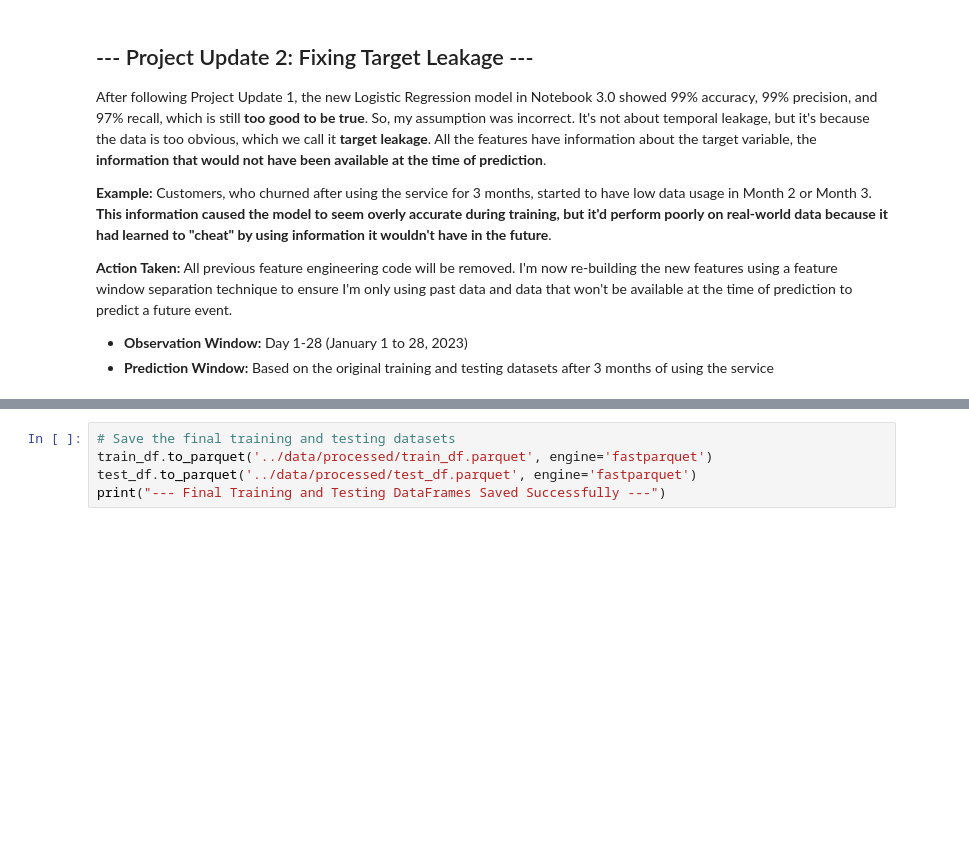
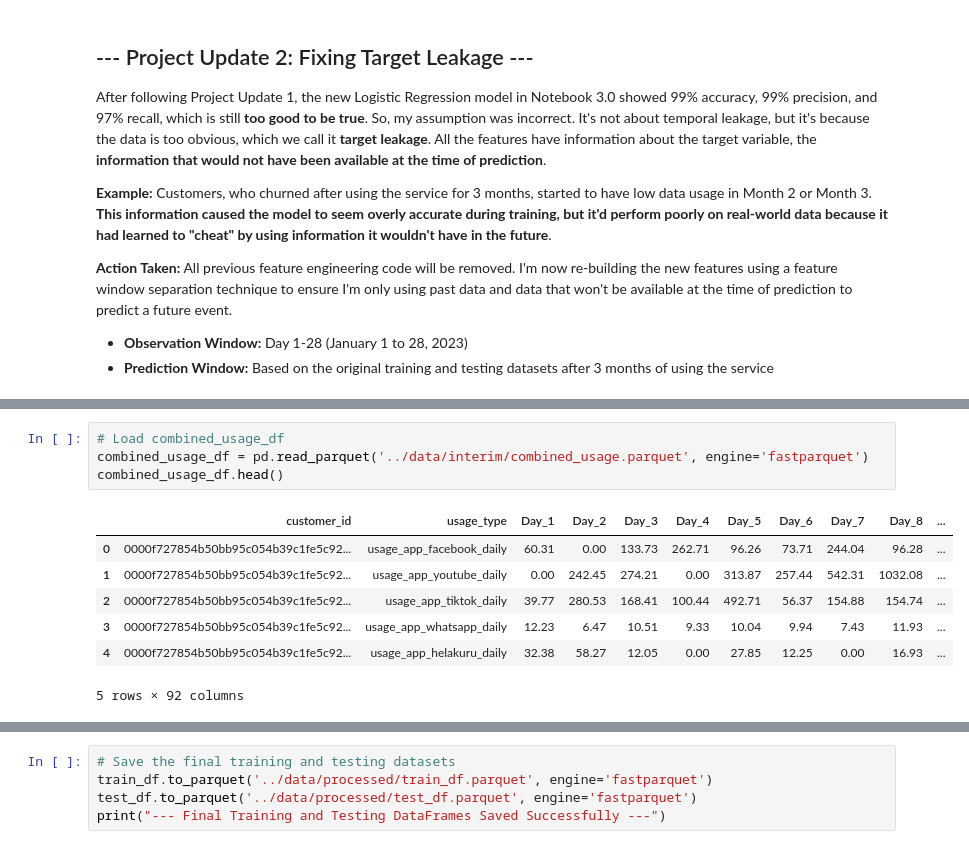
Before and after one commit to tejakusumah-y2008hub/telco-customer-churn-prediction, a Jupyter notebook: notebooks/1.0-yusuftejakusumah-data-preparation.ipynb, the cells around one changed output, grey strips where cells are left out. Drawn from its saved outputs; the diff is of its cells as text; blank space fills up the shorter version.

```diff
--- a/notebooks/1.0-yusuftejakusumah-data-preparation.ipynb
+++ b/notebooks/1.0-yusuftejakusumah-data-preparation.ipynb
@@ -545,0 +478,12 @@ X_features.head()
+# %%
+# Load combined_usage_df
+combined_usage_df = pd.read_parquet('../data/interim/combined_usage.parquet', engine='fastparquet')
+combined_usage_df.head()
+# %% [output]
+|  | customer_id | usage_type | Day_1 | Day_2 | Day_3 | Day_4 | Day_5 | Day_6 | Day_7 | Day_8 | ... |
+| 0 | 0000f727854b50bb95c054b39c1fe5c92... | usage_app_facebook_daily | 60.31 | 0.00 | 133.73 | 262.71 | 96.26 | 73.71 | 244.04 | 96.28 | ... |
+| 1 | 0000f727854b50bb95c054b39c1fe5c92... | usage_app_youtube_daily | 0.00 | 242.45 | 274.21 | 0.00 | 313.87 | 257.44 | 542.31 | 1032.08 | ... |
+| 2 | 0000f727854b50bb95c054b39c1fe5c92... | usage_app_tiktok_daily | 39.77 | 280.53 | 168.41 | 100.44 | 492.71 | 56.37 | 154.88 | 154.74 | ... |
+| 3 | 0000f727854b50bb95c054b39c1fe5c92... | usage_app_whatsapp_daily | 12.23 | 6.47 | 10.51 | 9.33 | 10.04 | 9.94 | 7.43 | 11.93 | ... |
+| 4 | 0000f727854b50bb95c054b39c1fe5c92... | usage_app_helakuru_daily | 32.38 | 58.27 | 12.05 | 0.00 | 27.85 | 12.25 | 0.00 | 16.93 | ... |
+5 rows × 92 columns
```
Also changed, not shown: parts of 40 cells of this notebook.
